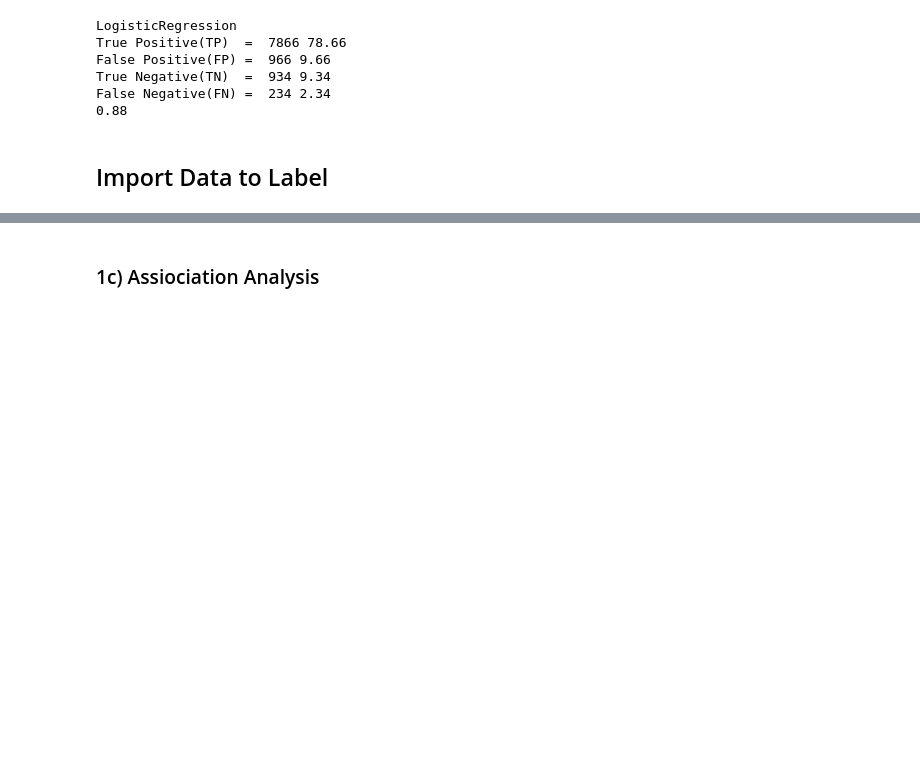
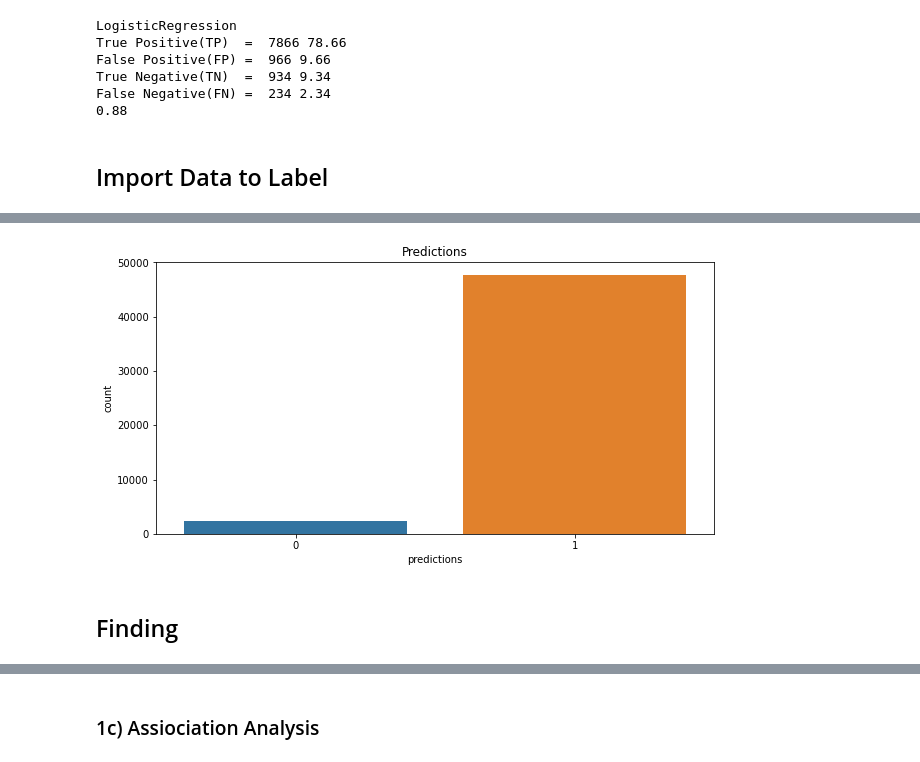
Before and after one commit to juliankulinsky/deep_learning, a Jupyter notebook: notebooks/deep_leaning_project.ipynb, the cells around one changed output, grey strips where cells are left out. Saved outputs shown, nothing was run; the diff lists cells and outputs as text; code cells hidden in the pictures; blank space fills up the shorter version.

Commit message:
Calssification with external data anpassung

```diff
--- a/notebooks/deep_leaning_project.ipynb
+++ b/notebooks/deep_leaning_project.ipynb
@@ -1267,3 +1269,13 @@ df_reviews.head()
 | 2 | 5 | True | 01 13, 2015 | A1QE70QBJ8U6ZG | 0000032034 | darla Landreth | exactly what we were looking for | Five Stars | 1421107200 | ... |
 | 3 | 5 | True | 12 23, 2014 | A22CP6Z73MZTYU | 0000032034 | L. Huynh | i used this skirt for a halloween... | I liked that the elastic waist di... | 1419292800 | ... |
 | 4 | 4 | True | 12 15, 2014 | A22L28G8NRNLLN | 0000032034 | McKenna | this is thick enough that you can... | This is thick enough that you can... | 1418601600 | ... |
+# %%
+# Plot the predicitons
+plt.figure(figsize=(10,5))
+sns.countplot(x='predictions', data=df_reviews)
+plt.title('Predictions')
+plt.show()
+# %% [output]
+[figure, added]
+# %% [markdown]
+## Finding
```
Also changed, not shown: parts of 2 cells of this notebook.
